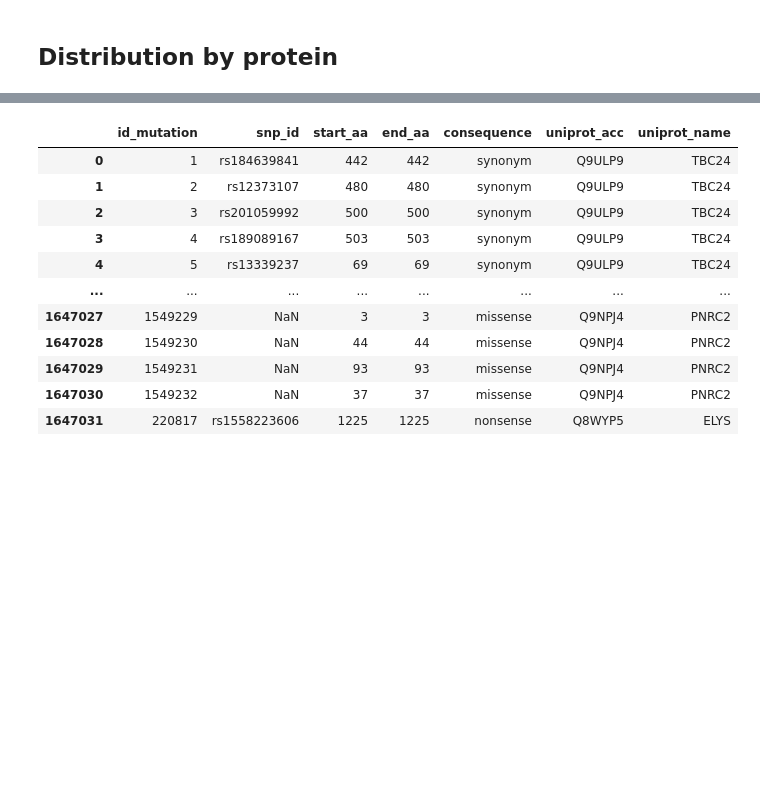
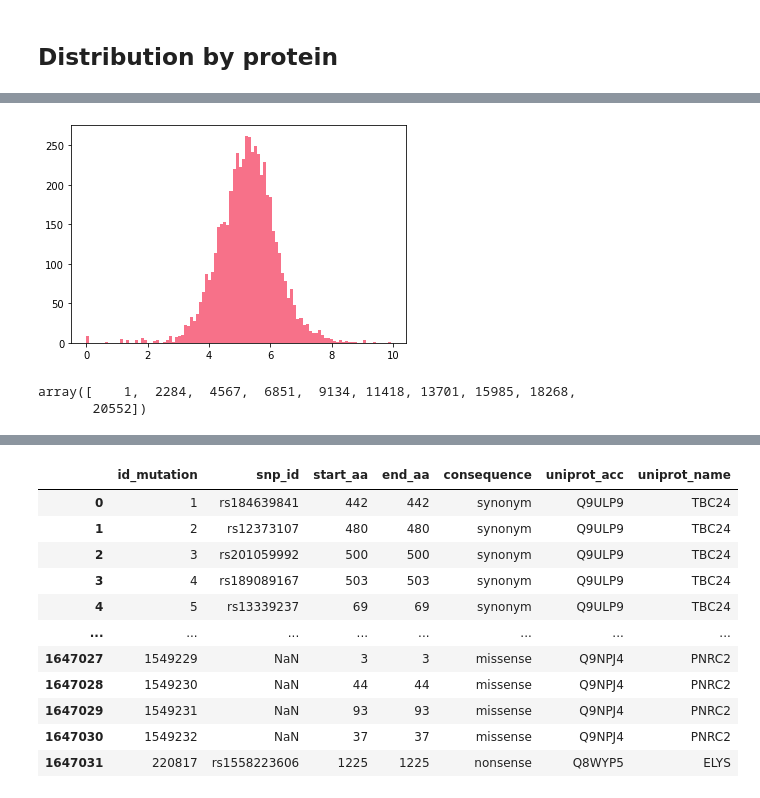
Before and after one commit to alvaro-2/mutations, a Jupyter notebook: disease_plots/some_plots.ipynb, the cells around one changed output, grey strips where cells are left out. Drawn from its saved outputs; the diff is of its cells as text; code cells hidden in the pictures; blank space fills up the shorter version.

```diff
--- a/disease_plots/some_plots.ipynb
+++ b/disease_plots/some_plots.ipynb
@@ -191,0 +277,15 @@ plt.hist(np.log(prot_topten), bins= 100)
+# %%
+#from math import log10
+fig, ax = plt.subplots()
+plt.hist(np.log(prot_topten), bins= 100)
+#plt.xticks(prot_topten)
+#plt.locator_params(axis='x', nbins=20)
+#plt.xticks(np.arange(min(prot_topten), max(prot_topten)+1, 500))
+plt.show()
+# %% [output]
+[figure, added]
+# %%
+np.linspace(min(prot_topten), max(prot_topten), 10, dtype=int)
+# %% [output]
+array([    1,  2284,  4567,  6851,  9134, 11418, 13701, 15985, 18268,
+       20552])
```
Also changed, not shown: parts of 21 cells of this notebook.
